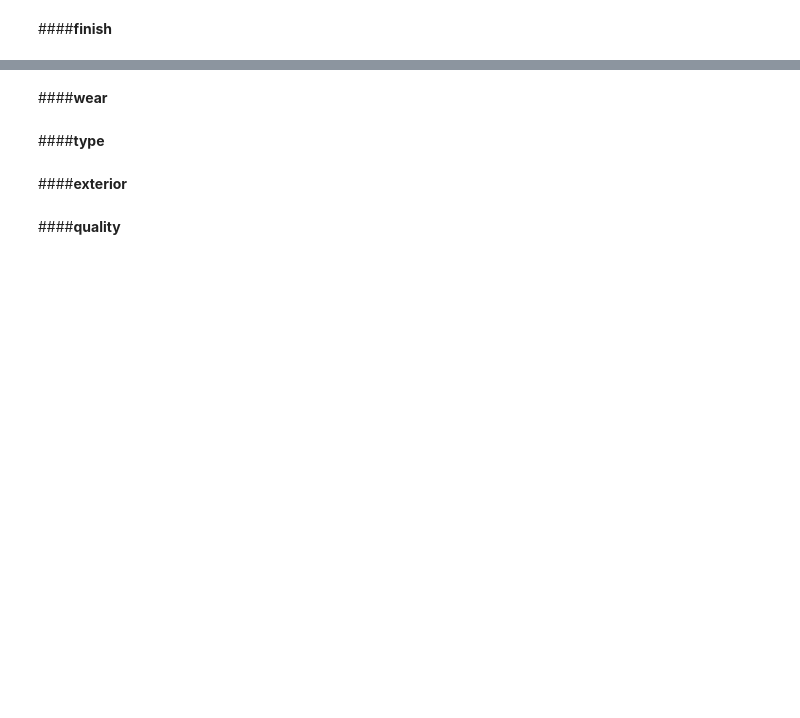
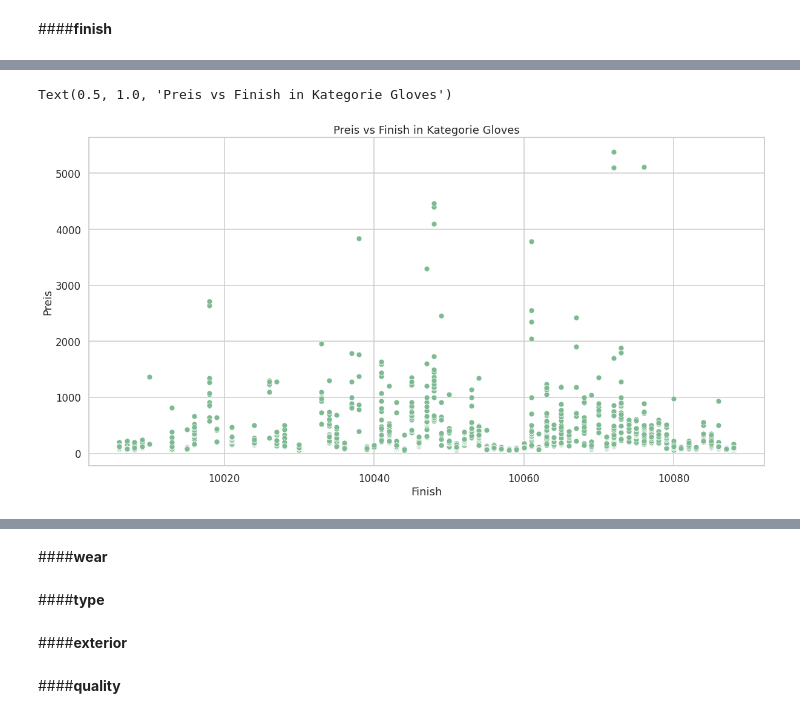
Before and after one commit to princessivy/Analyzing_CSGO_SkinPrices, a Jupyter notebook: CSGO_Analytics.ipynb, the cells around one changed output, grey strips where cells are left out. Drawn from its saved outputs; the diff is of its cells as text; code cells hidden in the pictures; blank space fills up the shorter version.

```diff
--- a/CSGO_Analytics.ipynb
+++ b/CSGO_Analytics.ipynb
@@ -784,0 +805,12 @@ data = pd.read_csv(r'/content/drive/MyDrive/SA_BA/Data/allitems_cleaned_2.csv')
+# %%
+# Gloves rausfiltern
+data_gloves = data[data['category'] == 'Gloves']
+# %%
+# Zeige Finish-Range der Gloves
+sns.scatterplot(data = data_gloves, x='finish', y='salePrice')
+plt.xlabel("Finish")
+plt.ylabel("Preis")
+plt.title("Preis vs Finish in Kategorie Gloves")
+# %% [output]
+Text(0.5, 1.0, 'Preis vs Finish in Kategorie Gloves')
+[figure, added]
```
Also changed, not shown: parts of 11 cells of this notebook.
